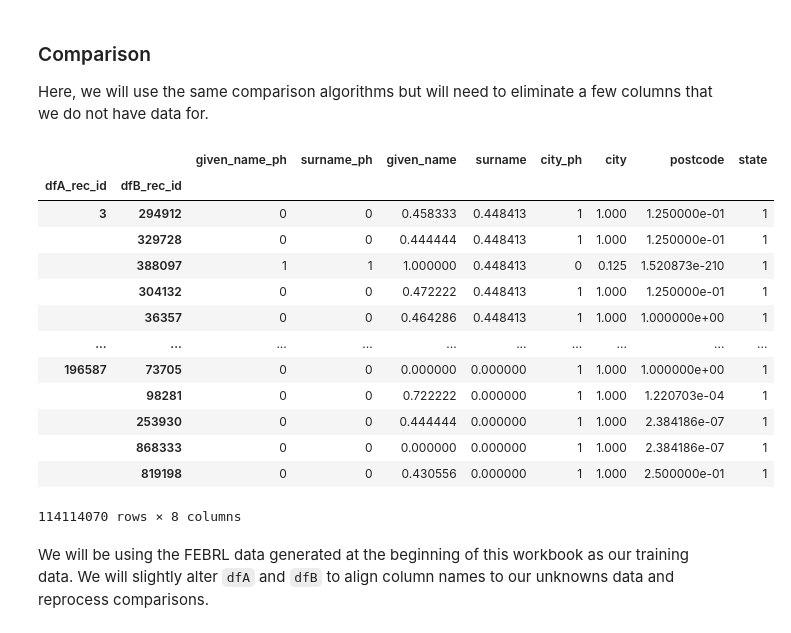
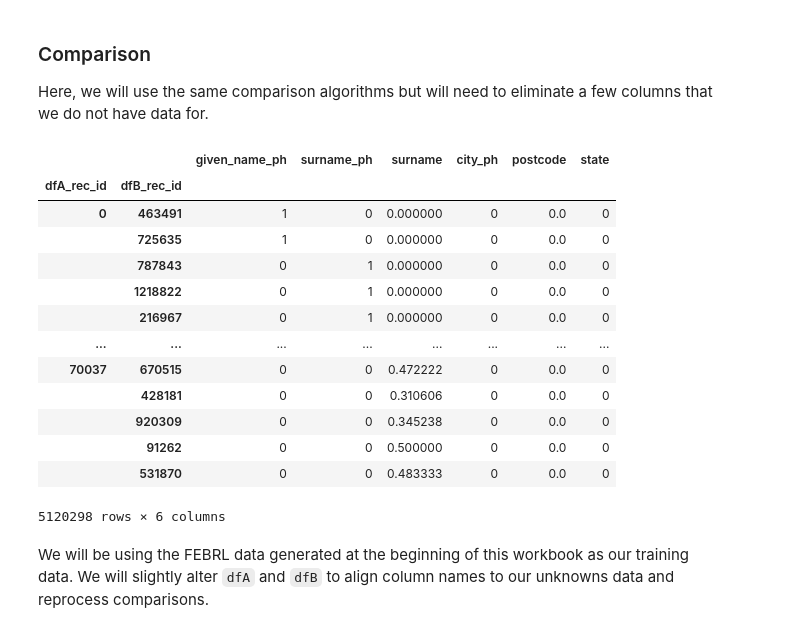
Before and after one commit to vincemarinelli/record_linkage, a Jupyter notebook: record_linkage.ipynb, the cells around one changed output. Cells and saved outputs as stored; diff of their text form; code cells hidden in the pictures.

```diff
--- a/record_linkage.ipynb
+++ b/record_linkage.ipynb
@@ -717,7 +726,7 @@ This reduced the file down to 1.3M rows. Column names that were to be used for p
 
 *NOTE: Code is included for completeness but files were too large to include as part of notebook*
 # %%
-dfNPI = pd.read_csv('data/npi_investigators.csv', dtype='str')
+dfNPI = pd.read_csv('data/npi_investigators.zip', dtype='str')
 dfNPI['postcode'] = dfNPI['postcode'].str.replace('.0','',regex=False)
 dfNPI.index.name = 'rec_id'
 dfNPI
@@ -765,6 +774,11 @@ def parse_full_name(long_name):
 
 dfCTGov[['given_name','surname', 'full_name']] = dfCTGov['long_name'].apply(lambda x: pd.Series(parse_full_name(x)))
 
+# collapse duplicates
+print(f'Size before removing dups: {len(dfCTGov)}')
+dfCTGov = dfCTGov.groupby(['given_name','surname','full_name','city','state', 'postcode'], as_index=False).agg({'nct_id': ' '.join})
+print(f'Size after removing dups: {len(dfCTGov)}')
+
 # process name fields phonetically
 dfCTGov['given_name_ph'] = phonetic(dfCTGov['given_name'],method='metaphone',decode_error='replace')
 dfCTGov['surname_ph'] = phonetic(dfCTGov['surname'],method='metaphone',decode_error='replace')
@@ -843,3 +858,20 @@ dfNPI
 | 1319117 | ZAIN | MAJEED | SCOTTSDALE | ARIZONA | 85255 | 1124813852 | ZAIN MAJEED | SN | MJT | ... |
 | 1319118 | SAMANTHA | BOEVER | GILBERT | ARIZONA | 85295 | 1396530028 | SAMANTHA BOEVER | SMN0 | BFR | ... |
 1319119 rows × 12 columns
+# %%
+# Merge to identify exact matches
+merged_df = pd.merge(dfCTGov, dfNPI, on=['given_name', 'surname', 'city', 'state', 'postcode'], how='outer', indicator=True)
+
+# Extract exact matches
+dfMatches = merged_df[merged_df['_merge'] == 'both'].drop('_merge', axis=1)
+dfMatches = dfMatches[['given_name', 'surname', 'city', 'state', 'postcode', 'npi', 'nct_id']]
+
+# Remove matched records from dfCTGov and dfNPI
+dfCTGov = dfCTGov[~dfCTGov.set_index(['given_name', 'surname', 'city', 'state', 'postcode'])
+                .index.isin(dfMatches.set_index(['given_name', 'surname', 'city', 'state', 'postcode']).index)].reset_index(drop=True)
+
+dfNPI = dfNPI[~dfNPI.set_index(['given_name', 'surname', 'city', 'state', 'postcode'])
+                .index.isin(dfMatches.set_index(['given_name', 'surname', 'city', 'state', 'postcode']).index)].reset_index(drop=True)
+
+# Show exact matches
+dfMatches
@@ -848,11 +926,11 @@ dfNPI
 
 In this step, we will rely on LSH Blocking of the `full_name` field as it has consistently delivered better performance than exact match
 # %%
-indexer = LSHIndex(column='text', threshold=0.5, num_perm=64, tokenizer='words')
+indexer = LSHIndex(column='full_name', threshold=0.6, num_perm=128, tokenizer='bigrams')
 pairs_lsh_unknowns = indexer.index(dfCTGov, dfNPI)
 pairs_lsh_unknowns
 # indexer = recordlinkage.Index()
 # indexer.block(left_on='surname_ph', right_on='surname_ph')
-# pairs_unknowns = indexer.index(dfCTGov, dfNPI)
-# pairs_unknowns
+# pairs_lsh_unknowns = indexer.index(dfCTGov, dfNPI)
+# pairs_lsh_unknowns
 # %% [output]
@@ -913,30 +991,30 @@ Here, we will use the same comparison algorithms but will need to eliminate a fe
 # %%
 comp_ctgov_npi = recordlinkage.Compare()
 comp_ctgov_npi.exact(left_on="given_name_ph", right_on="given_name_ph", label="given_name_ph")
 comp_ctgov_npi.exact(left_on="surname_ph", right_on="surname_ph", label="surname_ph")
-comp_ctgov_npi.string(left_on="given_name", right_on="given_name", method='jarowinkler', label='given_name')
+#comp_ctgov_npi.string(left_on="given_name", right_on="given_name", method='jarowinkler', label='given_name')
 comp_ctgov_npi.string(left_on="surname", right_on="state", method='jarowinkler', label='surname')
 comp_ctgov_npi.exact(left_on="city_ph", right_on="city_ph", label='city_ph')
-comp_ctgov_npi.string(left_on="city", right_on="city", label='city')
+#comp_ctgov_npi.string(left_on="city", right_on="city", label='city')
 comp_ctgov_npi.numeric (left_on="postcode_int", right_on="postcode_int", method='exp', label='postcode')
 comp_ctgov_npi.exact(left_on="state", right_on="state", label='state')
 f_unknown = comp_ctgov_npi.compute(pairs=pairs_lsh_unknowns, x=dfCTGov, x_link=dfNPI)
 f_unknown
 # %% [output]
-|  |  | given_name_ph | surname_ph | given_name | surname | city_ph | city | postcode | state |
-| dfA_rec_id | dfB_rec_id |  |  |  |  |  |  |  |  |
-| 3 | 294912 | 0 | 0 | 0.458333 | 0.448413 | 1 | 1.000 | 1.250000e-01 | 1 |
-|  | 329728 | 0 | 0 | 0.444444 | 0.448413 | 1 | 1.000 | 1.250000e-01 | 1 |
-|  | 388097 | 1 | 1 | 1.000000 | 0.448413 | 0 | 0.125 | 1.520873e-210 | 1 |
-|  | 304132 | 0 | 0 | 0.472222 | 0.448413 | 1 | 1.000 | 1.250000e-01 | 1 |
-|  | 36357 | 0 | 0 | 0.464286 | 0.448413 | 1 | 1.000 | 1.000000e+00 | 1 |
-| ... | ... | ... | ... | ... | ... | ... | ... | ... | ... |
-| 196587 | 73705 | 0 | 0 | 0.000000 | 0.000000 | 1 | 1.000 | 1.000000e+00 | 1 |
-|  | 98281 | 0 | 0 | 0.722222 | 0.000000 | 1 | 1.000 | 1.220703e-04 | 1 |
-|  | 253930 | 0 | 0 | 0.444444 | 0.000000 | 1 | 1.000 | 2.384186e-07 | 1 |
-|  | 868333 | 0 | 0 | 0.000000 | 0.000000 | 1 | 1.000 | 2.384186e-07 | 1 |
-|  | 819198 | 0 | 0 | 0.430556 | 0.000000 | 1 | 1.000 | 2.500000e-01 | 1 |
+|  |  | given_name_ph | surname_ph | surname | city_ph | postcode | state |
+| dfA_rec_id | dfB_rec_id |  |  |  |  |  |  |
+| 0 | 463491 | 1 | 0 | 0.000000 | 0 | 0.0 | 0 |
+|  | 725635 | 1 | 0 | 0.000000 | 0 | 0.0 | 0 |
+|  | 787843 | 0 | 1 | 0.000000 | 0 | 0.0 | 0 |
+|  | 1218822 | 0 | 1 | 0.000000 | 0 | 0.0 | 0 |
+|  | 216967 | 0 | 1 | 0.000000 | 0 | 0.0 | 0 |
+| ... | ... | ... | ... | ... | ... | ... | ... |
+| 70037 | 670515 | 0 | 0 | 0.472222 | 0 | 0.0 | 0 |
+|  | 428181 | 0 | 0 | 0.310606 | 0 | 0.0 | 0 |
+|  | 920309 | 0 | 0 | 0.345238 | 0 | 0.0 | 0 |
+|  | 91262 | 0 | 0 | 0.500000 | 0 | 0.0 | 0 |
+|  | 531870 | 0 | 0 | 0.483333 | 0 | 0.0 | 0 |
-114114070 rows × 8 columns
+5120298 rows × 6 columns
 # %% [markdown]
 We will be using the FEBRL data generated at the beginning of this workbook as our training data. We will slightly alter `dfA` and `dfB` to align column names to our unknowns data and reprocess comparisons.
 # %%
```
Also changed, not shown: parts of 34 cells of this notebook, 1 other file.
